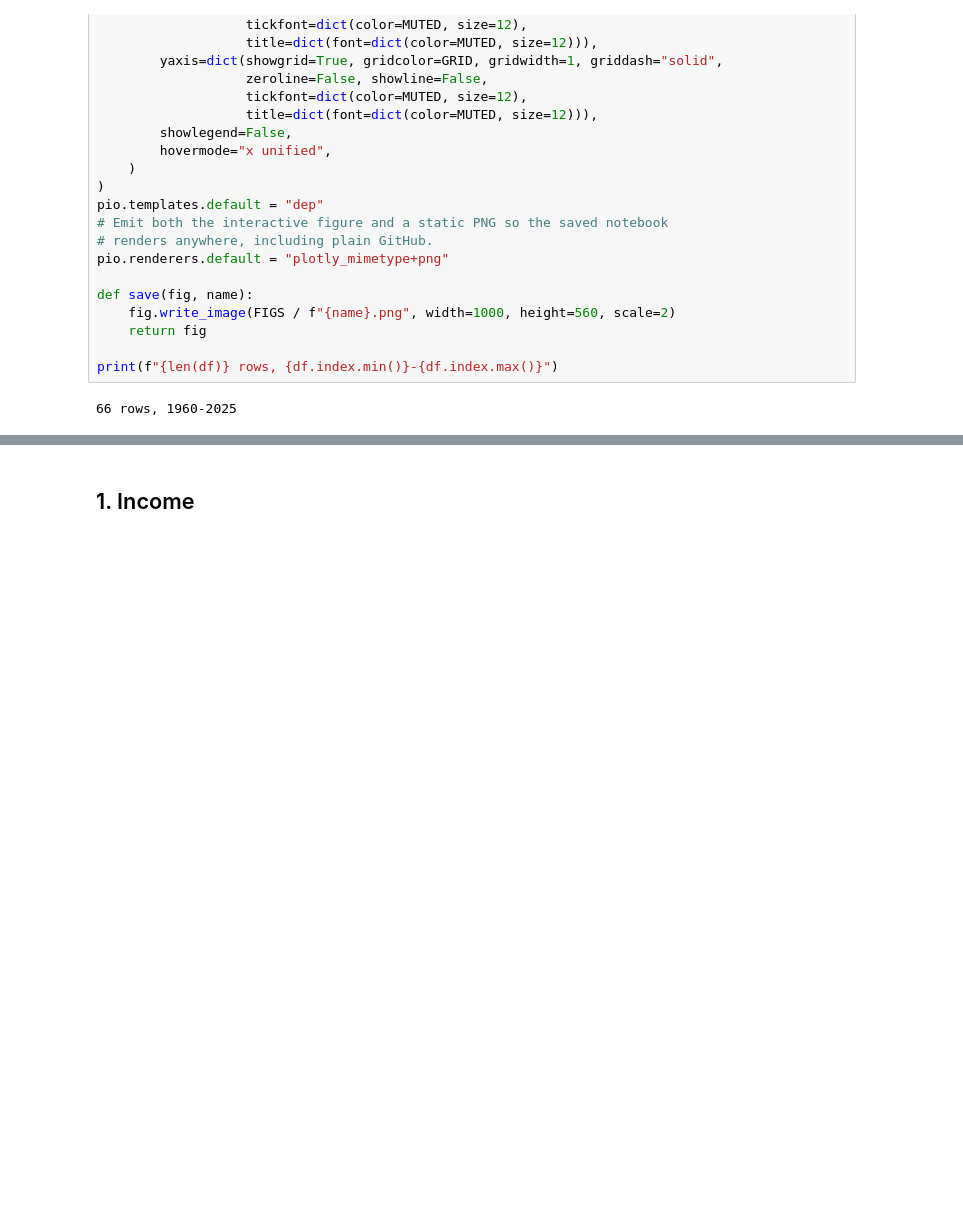
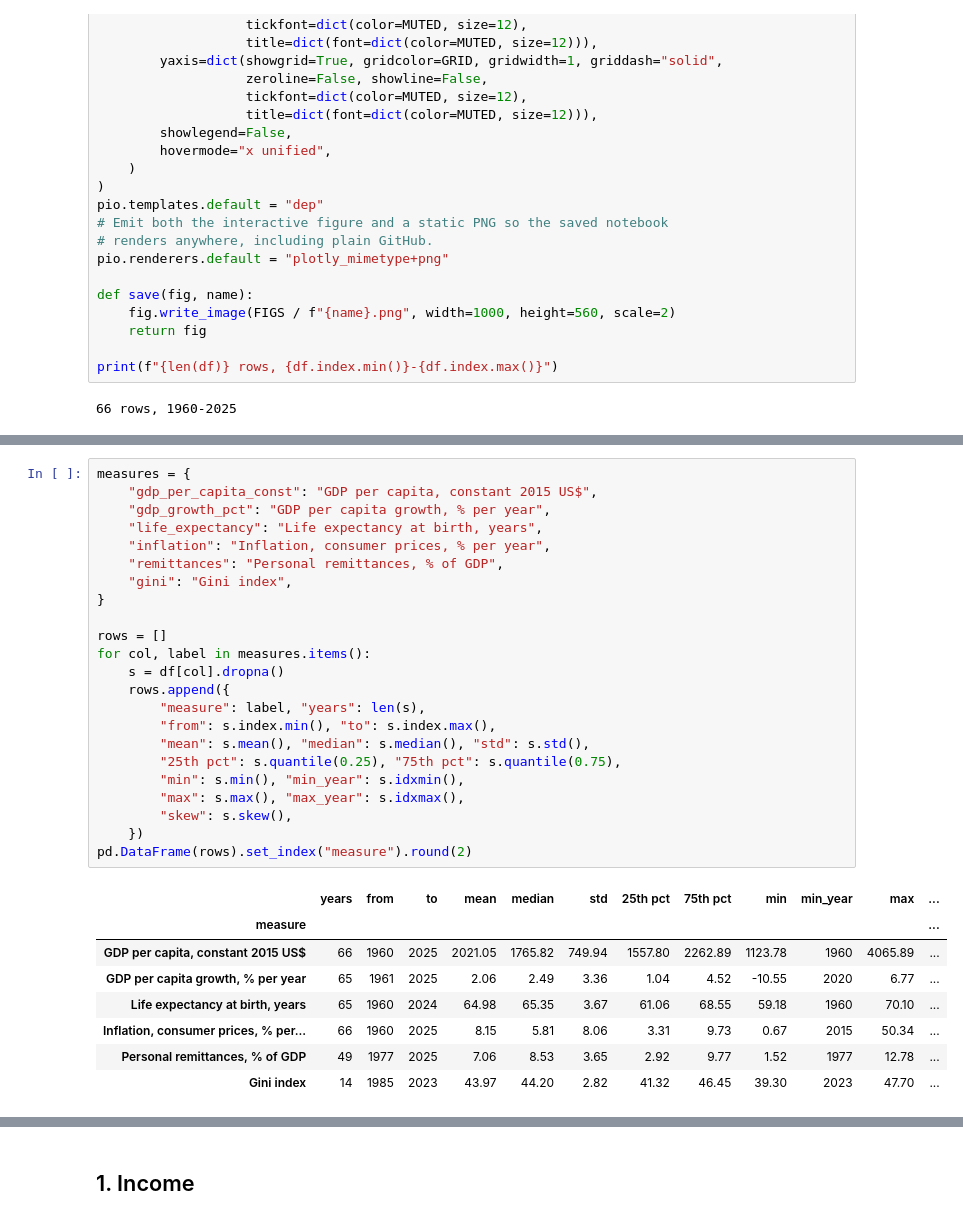
Before and after one commit to xeind/dep-data-engineering-xeind, a Jupyter notebook: notebooks/insights.ipynb, the cells around one changed output, grey strips where cells are left out. Drawn from its saved outputs; the diff is of its cells as text; blank space fills up the shorter version.

```diff
--- a/notebooks/insights.ipynb
+++ b/notebooks/insights.ipynb
@@ -57,0 +65,32 @@ print(f"{len(df)} rows, {df.index.min()}-{df.index.max()}")
+# %%
+measures = {
+    "gdp_per_capita_const": "GDP per capita, constant 2015 US$",
+    "gdp_growth_pct": "GDP per capita growth, % per year",
+    "life_expectancy": "Life expectancy at birth, years",
+    "inflation": "Inflation, consumer prices, % per year",
+    "remittances": "Personal remittances, % of GDP",
+    "gini": "Gini index",
+}
+
+rows = []
+for col, label in measures.items():
+    s = df[col].dropna()
+    rows.append({
+        "measure": label, "years": len(s),
+        "from": s.index.min(), "to": s.index.max(),
+        "mean": s.mean(), "median": s.median(), "std": s.std(),
+        "25th pct": s.quantile(0.25), "75th pct": s.quantile(0.75),
+        "min": s.min(), "min_year": s.idxmin(),
+        "max": s.max(), "max_year": s.idxmax(),
+        "skew": s.skew(),
+    })
+pd.DataFrame(rows).set_index("measure").round(2)
+# %% [output]
+|  | years | from | to | mean | median | std | 25th pct | 75th pct | min | min_year | max | ... |
+| measure |  |  |  |  |  |  |  |  |  |  |  | ... |
+| GDP per capita, constant 2015 US$ | 66 | 1960 | 2025 | 2021.05 | 1765.82 | 749.94 | 1557.80 | 2262.89 | 1123.78 | 1960 | 4065.89 | ... |
+| GDP per capita growth, % per year | 65 | 1961 | 2025 | 2.06 | 2.49 | 3.36 | 1.04 | 4.52 | -10.55 | 2020 | 6.77 | ... |
+| Life expectancy at birth, years | 65 | 1960 | 2024 | 64.98 | 65.35 | 3.67 | 61.06 | 68.55 | 59.18 | 1960 | 70.10 | ... |
+| Inflation, consumer prices, % per... | 66 | 1960 | 2025 | 8.15 | 5.81 | 8.06 | 3.31 | 9.73 | 0.67 | 2015 | 50.34 | ... |
+| Personal remittances, % of GDP | 49 | 1977 | 2025 | 7.06 | 8.53 | 3.65 | 2.92 | 9.77 | 1.52 | 1977 | 12.78 | ... |
+| Gini index | 14 | 1985 | 2023 | 43.97 | 44.20 | 2.82 | 41.32 | 46.45 | 39.30 | 2023 | 47.70 | ... |
```
Also changed, not shown: parts of 6 cells of this notebook.
